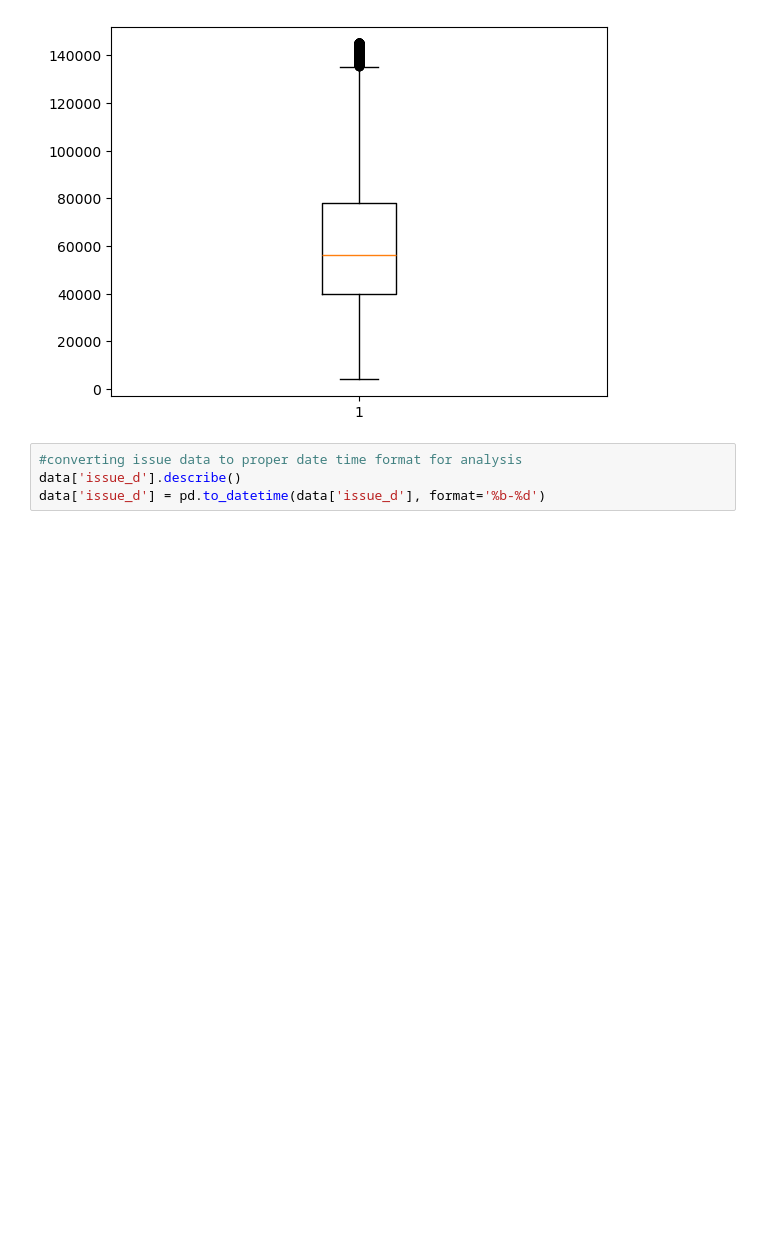
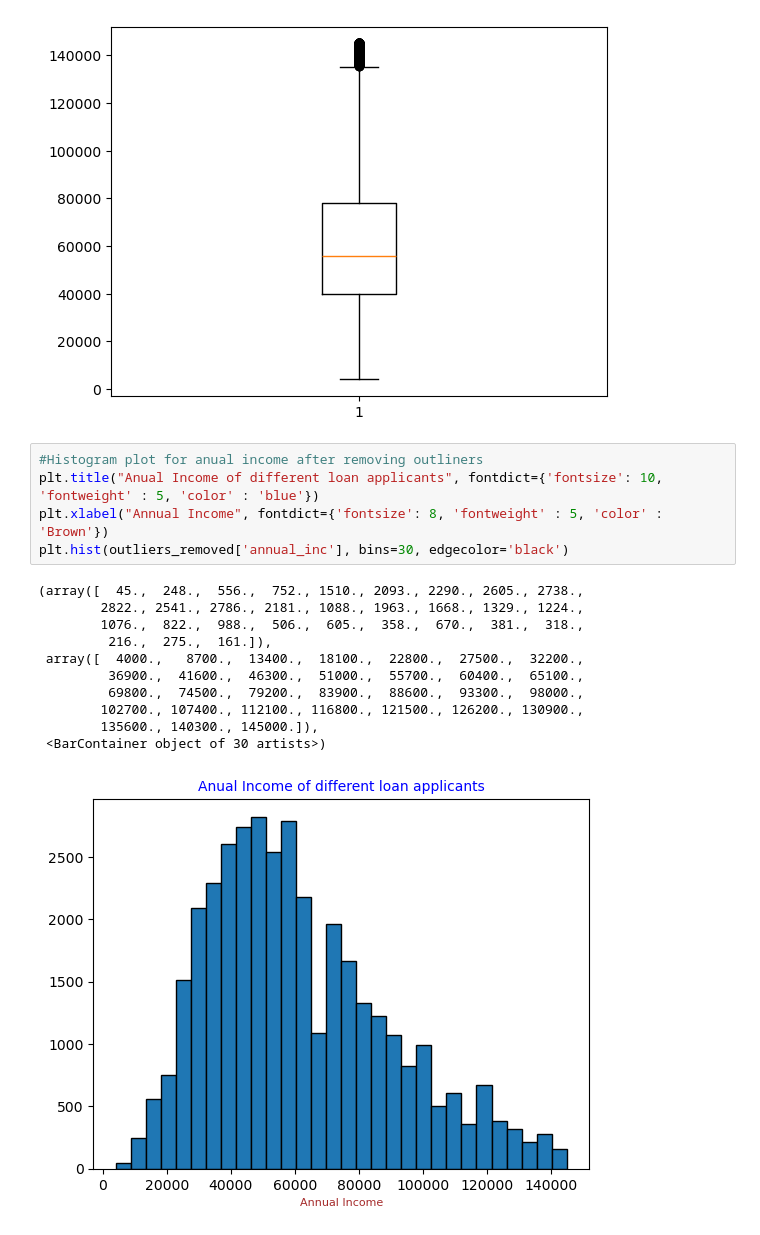
Before and after one commit to Harsh123Sargur/lending_club_case_study, a Jupyter notebook: Harshitha.ipynb, the cells around one changed output. Saved outputs shown, nothing was run; the diff lists cells and outputs as text; blank space fills up the shorter version.

Commit message:
final analysis

```diff
--- a/Harshitha.ipynb
+++ b/Harshitha.ipynb
@@ -279,7 +330,20 @@ plt.boxplot(data=outliers_removed, x='annual_inc')
  'fliers': [<matplotlib.lines.Line2D at 0x...>],
  'means': []}
 [figure]
-# %%
-#converting issue data to proper date time format for analysis
-data['issue_d'].describe()
-data['issue_d'] = pd.to_datetime(data['issue_d'], format='%b-%d')
+# %%
+#Histogram plot for anual income after removing outliners
+plt.title("Anual Income of different loan applicants", fontdict={'fontsize': 10, 'fontweight' : 5, 'color' : 'blue'})
+plt.xlabel("Annual Income", fontdict={'fontsize': 8, 'fontweight' : 5, 'color' : 'Brown'})
+plt.hist(outliers_removed['annual_inc'], bins=30, edgecolor='black')
+# %% [output]
+(array([  45.,  248.,  556.,  752., 1510., 2093., 2290., 2605., 2738.,
+        2822., 2541., 2786., 2181., 1088., 1963., 1668., 1329., 1224.,
+        1076.,  822.,  988.,  506.,  605.,  358.,  670.,  381.,  318.,
+         216.,  275.,  161.]),
+ array([  4000.,   8700.,  13400.,  18100.,  22800.,  27500.,  32200.,
+         36900.,  41600.,  46300.,  51000.,  55700.,  60400.,  65100.,
+         69800.,  74500.,  79200.,  83900.,  88600.,  93300.,  98000.,
+        102700., 107400., 112100., 116800., 121500., 126200., 130900.,
+        135600., 140300., 145000.]),
+ <BarContainer object of 30 artists>)
+[figure, added]
```
Also changed, not shown: parts of 62 cells of this notebook.
